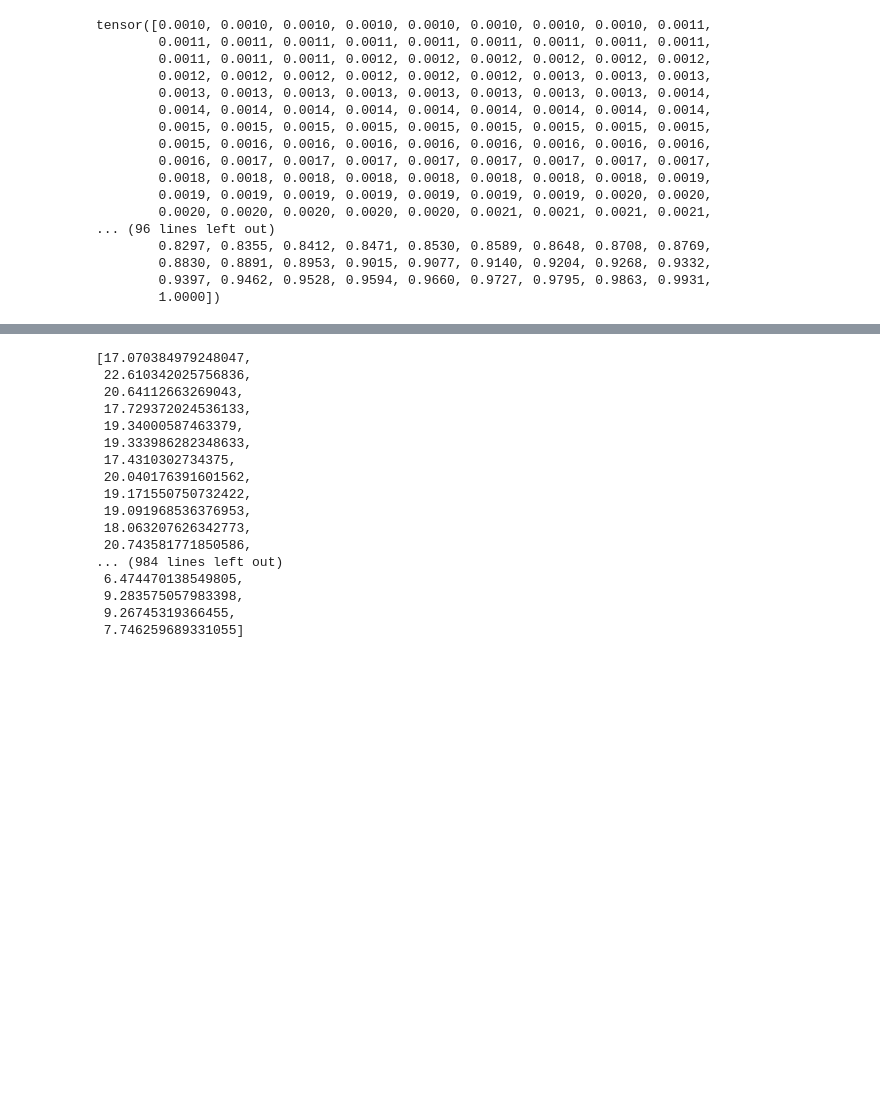
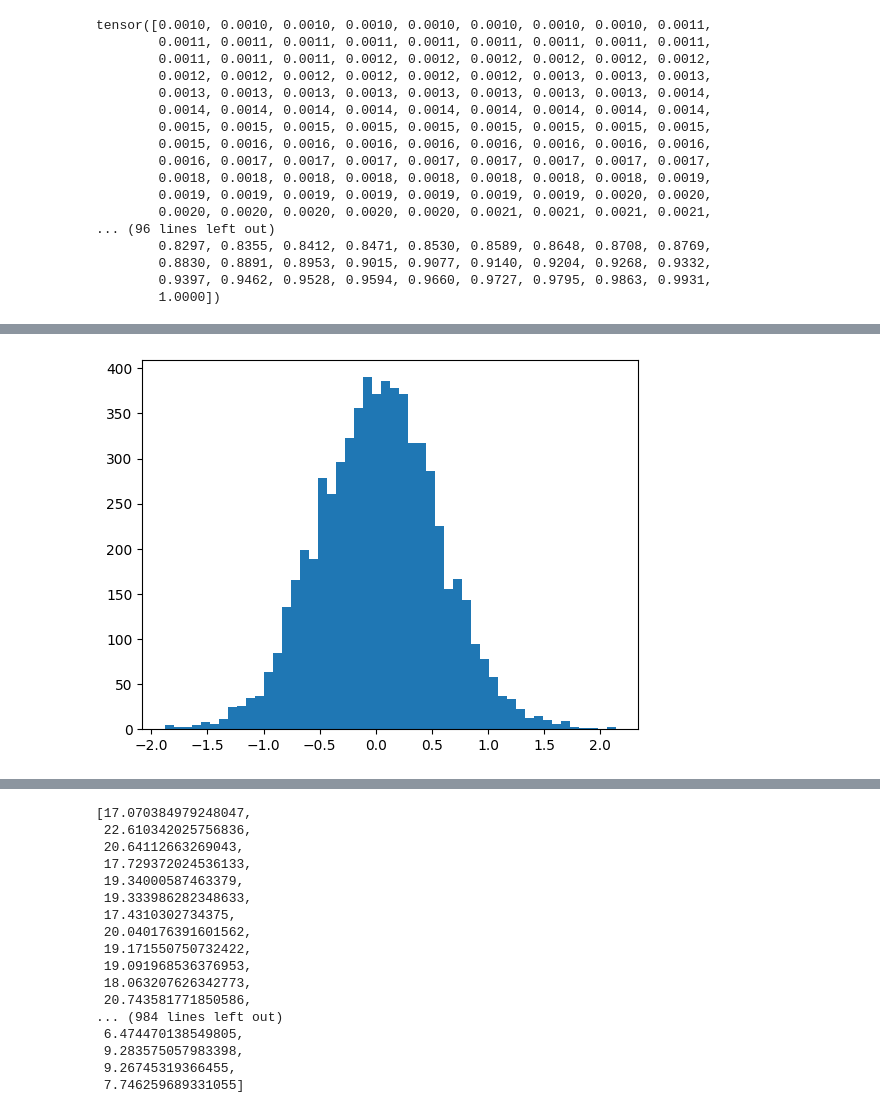
Before and after one commit to godhunter98/neural_networks_zero_to_hero_karpathy_sensei, a Jupyter notebook: nn_hero_zero_2_mlp/mlp.ipynb, the cells around one changed output, grey strips where cells are left out. Cells and saved outputs as stored; diff of their text form; code cells hidden in the pictures; blank space fills up the shorter version.

```diff
--- a/nn_hero_zero_2_mlp/mlp.ipynb
+++ b/nn_hero_zero_2_mlp/mlp.ipynb
@@ -303,3 +348,7 @@ print(loss.item())
+# %%
+plt.hist(hpreact.view(-1).tolist(),bins=50);
+# %% [output]
+[figure, added]
 # %%
 param_names = ['Embedding_lookup','W1','b1','W2','b2']
 hyperparams: dict[str, float]
```
Also changed, not shown: parts of 25 cells of this notebook, 9 other files.
